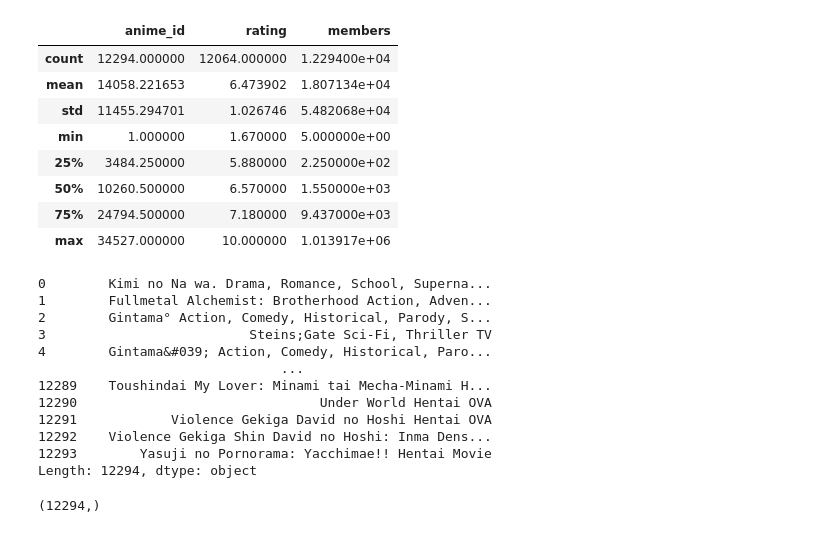
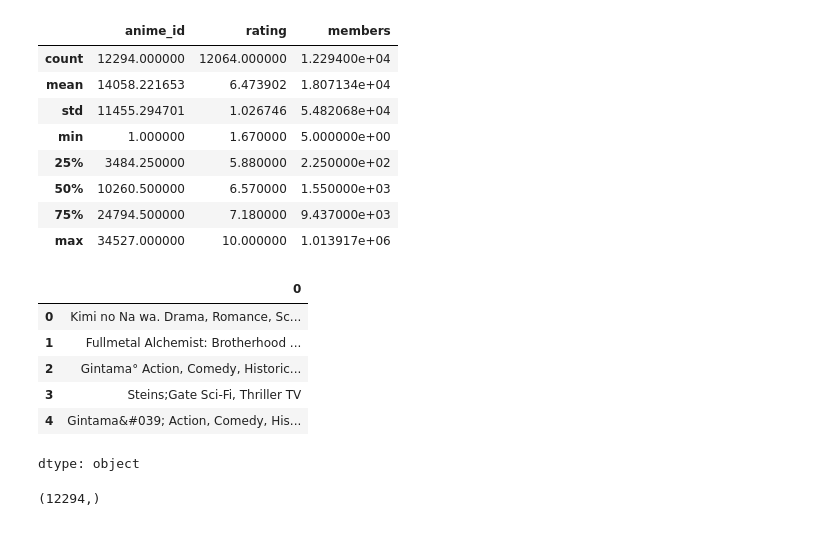
Before and after one commit to Pooja0516/Data-Science-Project, a Jupyter notebook: AnimeRecommendation.ipynb, the cells around one changed output. Cells and saved outputs as stored; diff of their text form; code cells hidden in the pictures.

```diff
--- a/AnimeRecommendation.ipynb
+++ b/AnimeRecommendation.ipynb
@@ -95,20 +95,15 @@ df.describe()
 | max | 34527.000000 | 10.000000 | 1.013917e+06 |
 # %%
 x = df_features['name']+' '+df_features['genre']+' '+df_features['type']
-x
+x.head()
 # %% [output]
+|  | 0 |
+| 0 | Kimi no Na wa. Drama, Romance, Sc... |
+| 1 | Fullmetal Alchemist: Brotherhood ... |
+| 2 | Gintama° Action, Comedy, Historic... |
+| 3 | Steins;Gate Sci-Fi, Thriller TV |
+| 4 | Gintama&#039; Action, Comedy, His... |
-0        Kimi no Na wa. Drama, Romance, School, Superna...
-1        Fullmetal Alchemist: Brotherhood Action, Adven...
-2        Gintama° Action, Comedy, Historical, Parody, S...
-3                          Steins;Gate Sci-Fi, Thriller TV
-4        Gintama&#039; Action, Comedy, Historical, Paro...
-                               ...
-12289    Toushindai My Lover: Minami tai Mecha-Minami H...
-12290                               Under World Hentai OVA
-12291            Violence Gekiga David no Hoshi Hentai OVA
-12292    Violence Gekiga Shin David no Hoshi: Inma Dens...
-12293        Yasuji no Pornorama: Yacchimae!! Hentai Movie
-Length: 12294, dtype: object
+dtype: object
 # %%
 x.shape
 # %% [output]
```
